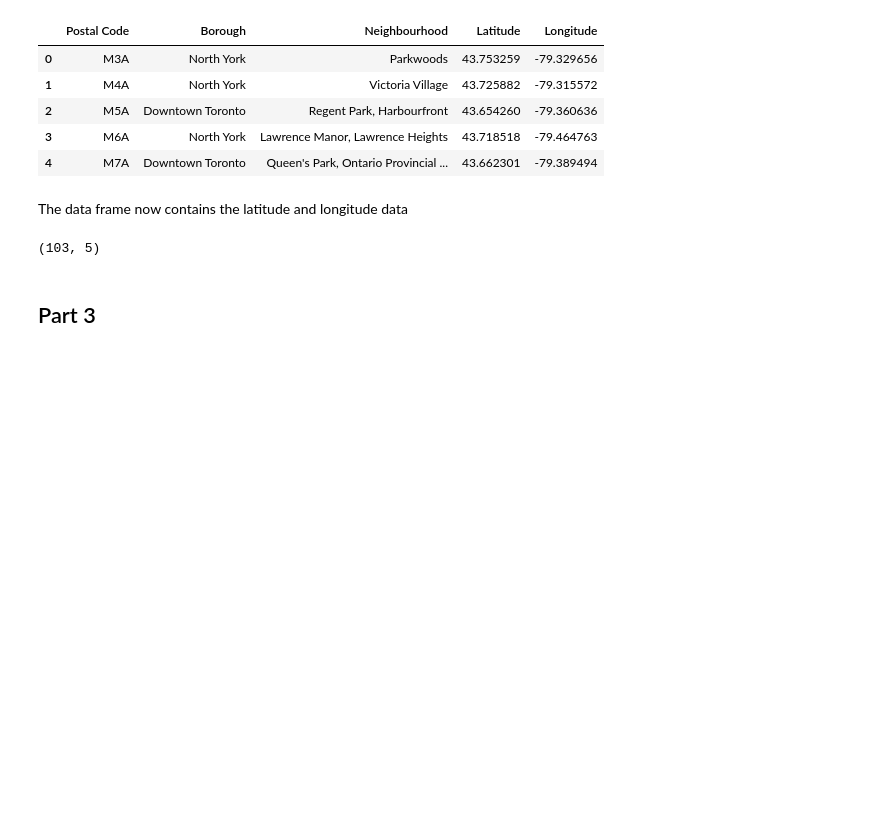
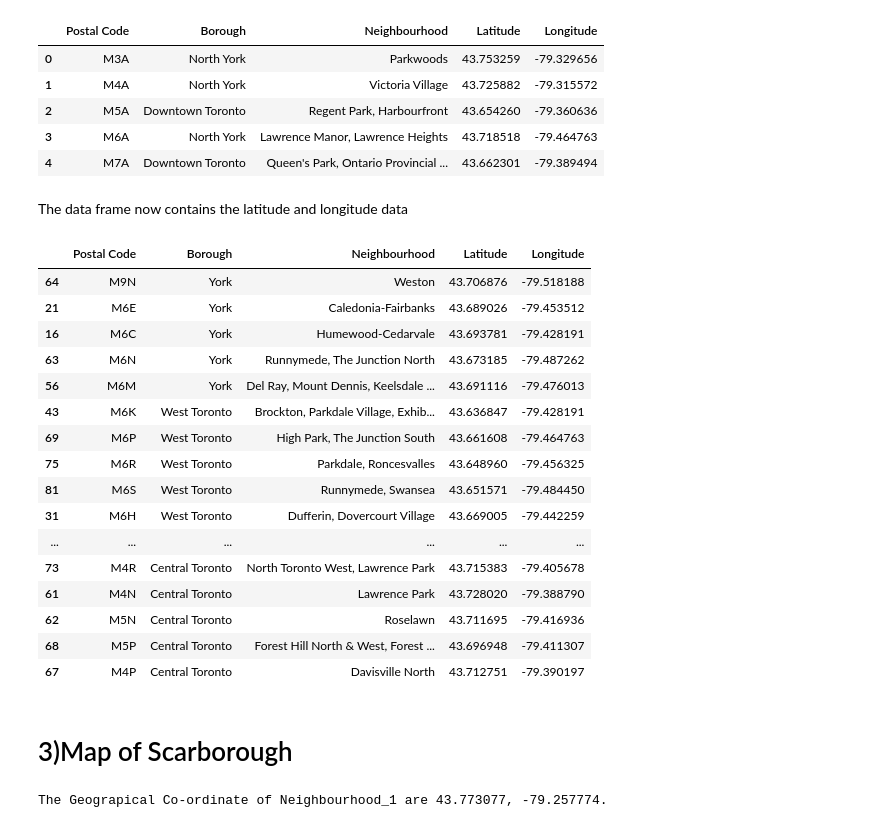
Before and after one commit to kratos1609/cousera_capstone, a Jupyter notebook: WEEK3.ipynb, the cells around one changed output. Cells and saved outputs as stored; diff of their text form; code cells hidden in the pictures; blank space fills up the shorter version.

```diff
--- a/WEEK3.ipynb
+++ b/WEEK3.ipynb
@@ -10,0 +26,25 @@ Get the data from the HTML file and ignore the data with neighbourhood and borou
+# %%
+import pandas as pd
+import requests
+import numpy as np
+import geocoder
+import folium
+import requests
+import matplotlib.cm as cm
+import matplotlib.colors as colors
+import json
+import xml
+import matplotlib.pyplot as plt
+%matplotlib inline
+import warnings
+warnings.filterwarnings("ignore")
+
+from pandas.io.json import json_normalize
+from sklearn.cluster import KMeans
+from geopy.geocoders import Nominatim
+from bs4 import BeautifulSoup
+
+pd.set_option('display.max_columns', None)
+pd.set_option('display.max_rows', None)
+
+print("All Required Libraries Imported!")
@@ -98,21 +117,35 @@ df.head()
 | 4 | M7A | Downtown Toronto | Queen's Park, Ontario Provincial ... | 43.662301 | -79.389494 |
 # %% [markdown]
 The data frame now contains the latitude and longitude data
-# %%
-df.shape
-# %% [output]
-(103, 5)
+# %%
+df.sort_values('Borough',ascending=False)
+# %% [output]
+|  | Postal Code | Borough | Neighbourhood | Latitude | Longitude |
+| 64 | M9N | York | Weston | 43.706876 | -79.518188 |
+| 21 | M6E | York | Caledonia-Fairbanks | 43.689026 | -79.453512 |
+| 16 | M6C | York | Humewood-Cedarvale | 43.693781 | -79.428191 |
+| 63 | M6N | York | Runnymede, The Junction North | 43.673185 | -79.487262 |
+| 56 | M6M | York | Del Ray, Mount Dennis, Keelsdale ... | 43.691116 | -79.476013 |
+| 43 | M6K | West Toronto | Brockton, Parkdale Village, Exhib... | 43.636847 | -79.428191 |
+| 69 | M6P | West Toronto | High Park, The Junction South | 43.661608 | -79.464763 |
+| 75 | M6R | West Toronto | Parkdale, Roncesvalles | 43.648960 | -79.456325 |
+| 81 | M6S | West Toronto | Runnymede, Swansea | 43.651571 | -79.484450 |
+| 31 | M6H | West Toronto | Dufferin, Dovercourt Village | 43.669005 | -79.442259 |
+| ... | ... | ... | ... | ... | ... |
+| 73 | M4R | Central Toronto | North Toronto West, Lawrence Park | 43.715383 | -79.405678 |
+| 61 | M4N | Central Toronto | Lawrence Park | 43.728020 | -79.388790 |
+| 62 | M5N | Central Toronto | Roselawn | 43.711695 | -79.416936 |
+| 68 | M5P | Central Toronto | Forest Hill North & West, Forest ... | 43.696948 | -79.411307 |
+| 67 | M4P | Central Toronto | Davisville North | 43.712751 | -79.390197 |
 # %% [markdown]
-## Part 3
+# 3)Map of Scarborough
 # %%
-!conda install -c conda-forge geocoder --yes
-import geocoder
-from geopy.geocoders import Nominatim
+address = 'Scarborough,Toronto'
 
-address = 'Toronto, Ontario'
-
-geolocator = Nominatim(user_agent="toronto_explorer")
+geolocator = Nominatim()
 location = geolocator.geocode(address)
-latitude = location.latitude
-longitude = location.longitude
-print('The geograpical coordinate of Toronto are {}, {}.'.format(latitude, longitude))a
+latitude_n1 = location.latitude
+longitude_n1 = location.longitude
+print('The Geograpical Co-ordinate of Neighbourhood_1 are {}, {}.'.format(latitude_n1, longitude_n1))
+# %% [output]
+The Geograpical Co-ordinate of Neighbourhood_1 are 43.773077, -79.257774.
```
Also changed, not shown: parts of 48 cells of this notebook.
